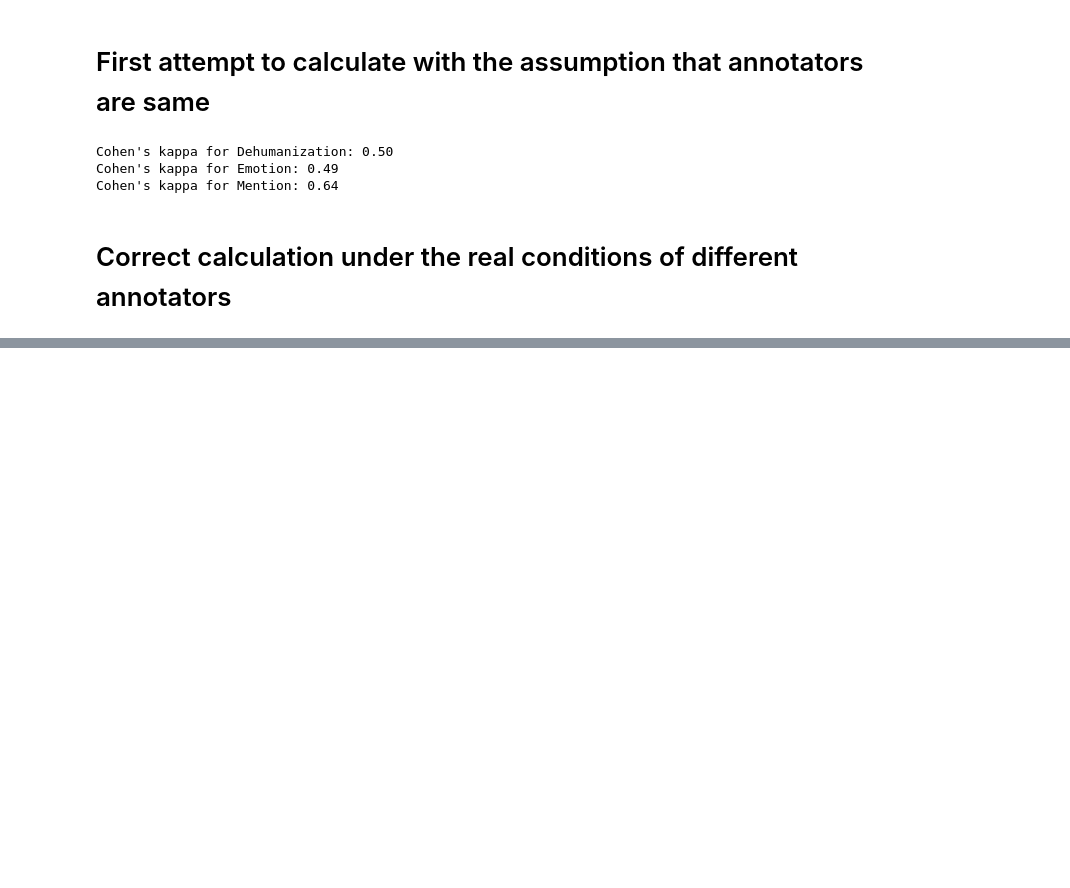
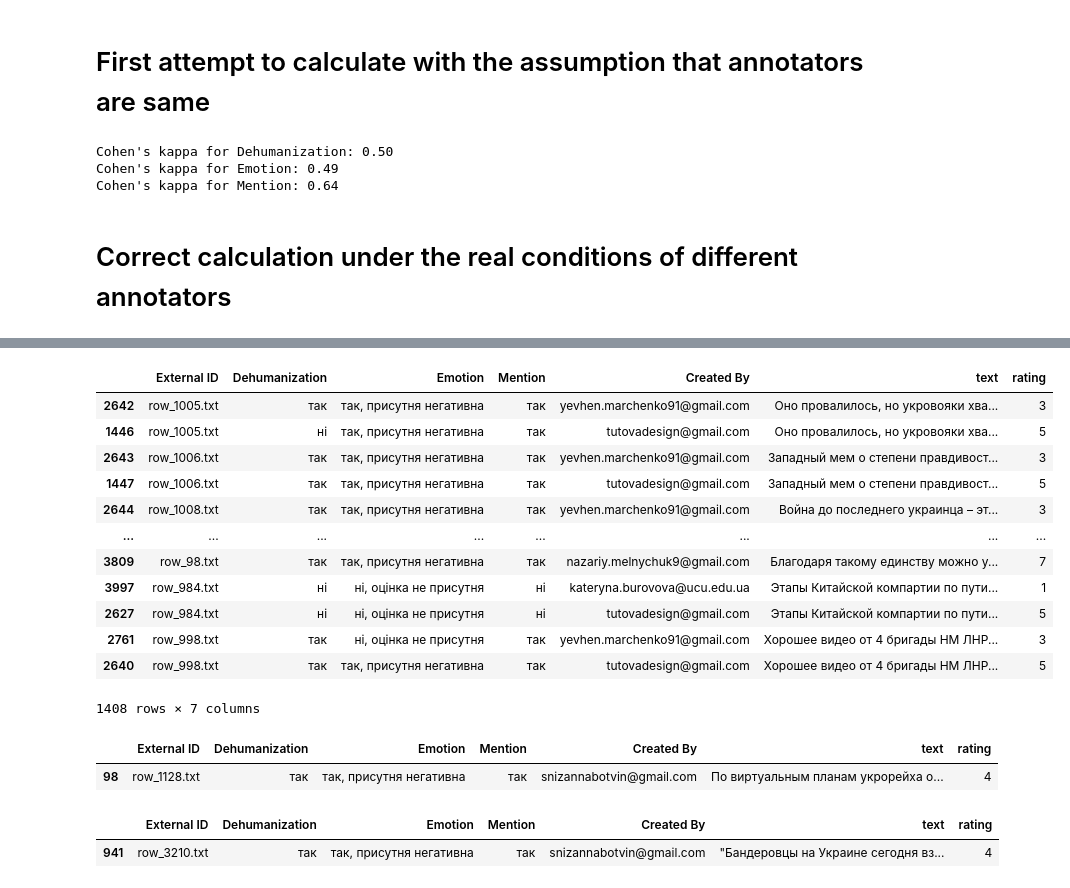
Before and after one commit to kateburovova/dehumanization, a Jupyter notebook: annotation/labels.ipynb, the cells around one changed output, grey strips where cells are left out. Drawn from its saved outputs; the diff is of its cells as text; code cells hidden in the pictures; blank space fills up the shorter version.

```diff
--- a/annotation/labels.ipynb
+++ b/annotation/labels.ipynb
@@ -174,0 +346,25 @@ calculate_cohens_kappa(df, 'Emotion')
+# %%
+value_counts = df_combined['External ID'].value_counts()
+unique_rows = df_combined[df_combined['External ID'].isin(value_counts[value_counts == 1].index)]
+df_bs_check = df_combined.drop(unique_rows.index)
+# %%
+df_bs_check.sort_values(['External ID'])
+# %% [output]
+|  | External ID | Dehumanization | Emotion | Mention | Created By | text | rating |
+| 2642 | row_1005.txt | так | так, присутня негативна | так | yevhen.marchenko91@gmail.com | Оно провалилось, но укровояки хва... | 3 |
+| 1446 | row_1005.txt | ні | так, присутня негативна | так | tutovadesign@gmail.com | Оно провалилось, но укровояки хва... | 5 |
+| 2643 | row_1006.txt | так | так, присутня негативна | так | yevhen.marchenko91@gmail.com | Западный мем о степени правдивост... | 3 |
+| 1447 | row_1006.txt | так | так, присутня негативна | так | tutovadesign@gmail.com | Западный мем о степени правдивост... | 5 |
+| 2644 | row_1008.txt | так | так, присутня негативна | так | yevhen.marchenko91@gmail.com | Война до последнего украинца – эт... | 3 |
+| ... | ... | ... | ... | ... | ... | ... | ... |
+| 3809 | row_98.txt | так | так, присутня негативна | так | nazariy.melnychuk9@gmail.com | Благодаря такому единству можно у... | 7 |
+| 3997 | row_984.txt | ні | ні, оцінка не присутня | ні | kateryna.burovova@ucu.edu.ua | Этапы Китайской компартии по пути... | 1 |
+| 2627 | row_984.txt | ні | ні, оцінка не присутня | ні | tutovadesign@gmail.com | Этапы Китайской компартии по пути... | 5 |
+| 2761 | row_998.txt | так | ні, оцінка не присутня | так | yevhen.marchenko91@gmail.com | Хорошее видео от 4 бригады НМ ЛНР... | 3 |
+| 2640 | row_998.txt | так | так, присутня негативна | так | tutovadesign@gmail.com | Хорошее видео от 4 бригады НМ ЛНР... | 5 |
+1408 rows × 7 columns
+# %%
+df_cleaned[df_cleaned['External ID']=='row_1128.txt']
+# %% [output]
+|  | External ID | Dehumanization | Emotion | Mention | Created By | text | rating |
+| 98 | row_1128.txt | так | так, присутня негативна | так | snizannabotvin@gmail.com | По виртуальным планам укрорейха о... | 4 |
@@ -174,0 +373,5 @@ calculate_cohens_kappa(df, 'Emotion')
+# %%
+df_cleaned[df_cleaned['External ID']=='row_3210.txt']
+# %% [output]
+|  | External ID | Dehumanization | Emotion | Mention | Created By | text | rating |
+| 941 | row_3210.txt | так | так, присутня негативна | так | snizannabotvin@gmail.com | "Бандеровцы на Украине сегодня вз... | 4 |
```
Also changed, not shown: parts of 28 cells of this notebook.
